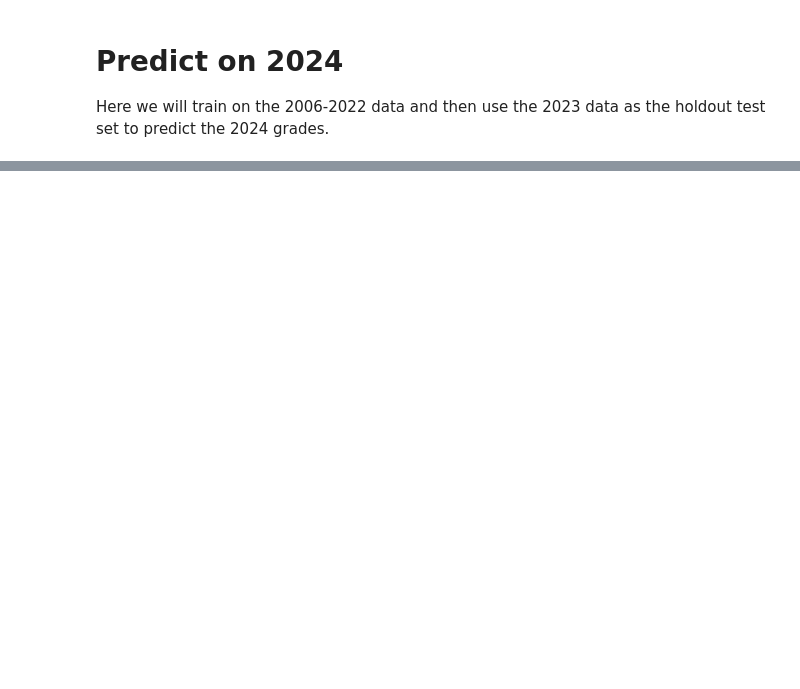
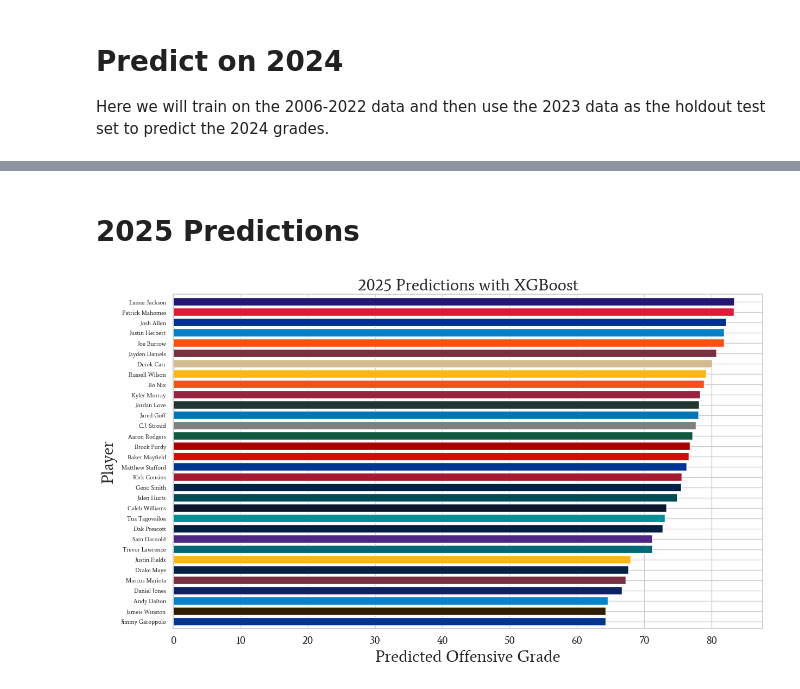
Before and after one commit to heefjones/pass_forward, a Jupyter notebook: preds.ipynb, the cells around one changed output, grey strips where cells are left out. Saved outputs shown, nothing was run; the diff lists cells and outputs as text; code cells hidden in the pictures; blank space fills up the shorter version.

```diff
--- a/preds.ipynb
+++ b/preds.ipynb
@@ -181,0 +181,34 @@ Excluding Aaron Rodgers, 66.0% of our model's predictions are within 10 pts of t
+# %% [markdown]
+# 2025 Predictions
+# %%
+# load 2024 data
+df_2024 = pd.read_csv('./data/clean/features_2024.csv')
+
+# fit model on all data
+xgb.fit(X, y)
+
+# make predictions on 2024 data
+y_pred_2024 = xgb.predict(df_2024.drop(columns=non_feat_cols))
+
+# create a df for our predictions
+preds_2024_df = pd.DataFrame(data={'player': df_2024['player'].values, 'team': df_2024['team_name'].values,
+                                   'y_pred': y_pred_2024}).sort_values('y_pred')
+
+# map colors
+preds_2024_df['color'] = preds_2024_df['team'].map(TEAM_COLORS).fillna('gray')
+
+# get top 32
+top_32 = preds_2024_df.tail(32)
+
+# barplot of preds
+plt.figure(figsize=(14, 8))
+plt.title('2025 Predictions with XGBoost', fontsize=22)
+plt.xlabel('Predicted Offensive Grade', fontsize=22)
+plt.ylabel('Player', fontsize=22)
+plt.xticks(fontsize=14)
+plt.yticks(fontsize=8)
+plt.barh(top_32['player'], top_32['y_pred'], color=top_32['color'])
+plt.margins(y=0.01)
+plt.show()
+# %% [output]
+[figure, added]
```
Also changed, not shown: parts of 13 cells of this notebook, 4 other files.
